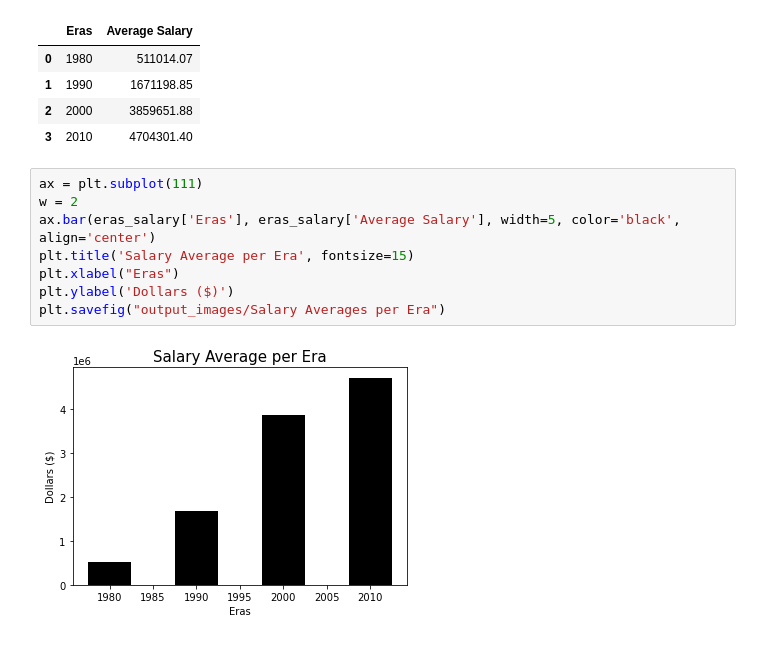
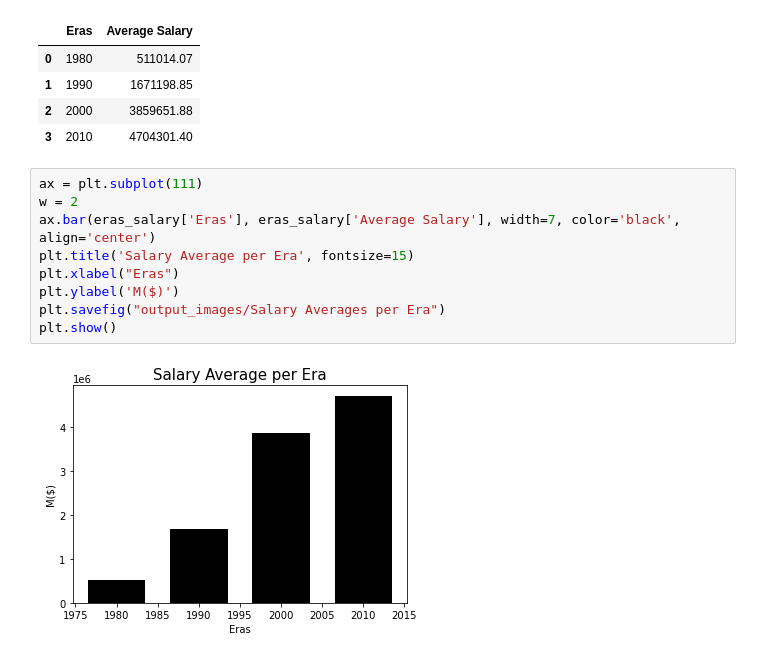
Before and after one commit to lovenalee/Ballers-Project1-Do-You-Really-Know-The-NBA-, a Jupyter notebook: salary_eras.ipynb, the cells around one changed output. Cells and saved outputs as stored; diff of their text form.

```diff
--- a/salary_eras.ipynb
+++ b/salary_eras.ipynb
@@ -98,10 +97,11 @@ eras_salary
 # %%
 ax = plt.subplot(111)
 w = 2
-ax.bar(eras_salary['Eras'], eras_salary['Average Salary'], width=5, color='black', align='center')
+ax.bar(eras_salary['Eras'], eras_salary['Average Salary'], width=7, color='black', align='center')
 plt.title('Salary Average per Era', fontsize=15)
 plt.xlabel("Eras")
-plt.ylabel('Dollars ($)')
+plt.ylabel('M($)')
 plt.savefig("output_images/Salary Averages per Era")
+plt.show()
 # %% [output]
-[figure, old version]
+[figure, new version]
```
Also changed, not shown: parts of 1 cell of this notebook, 7 other files.
